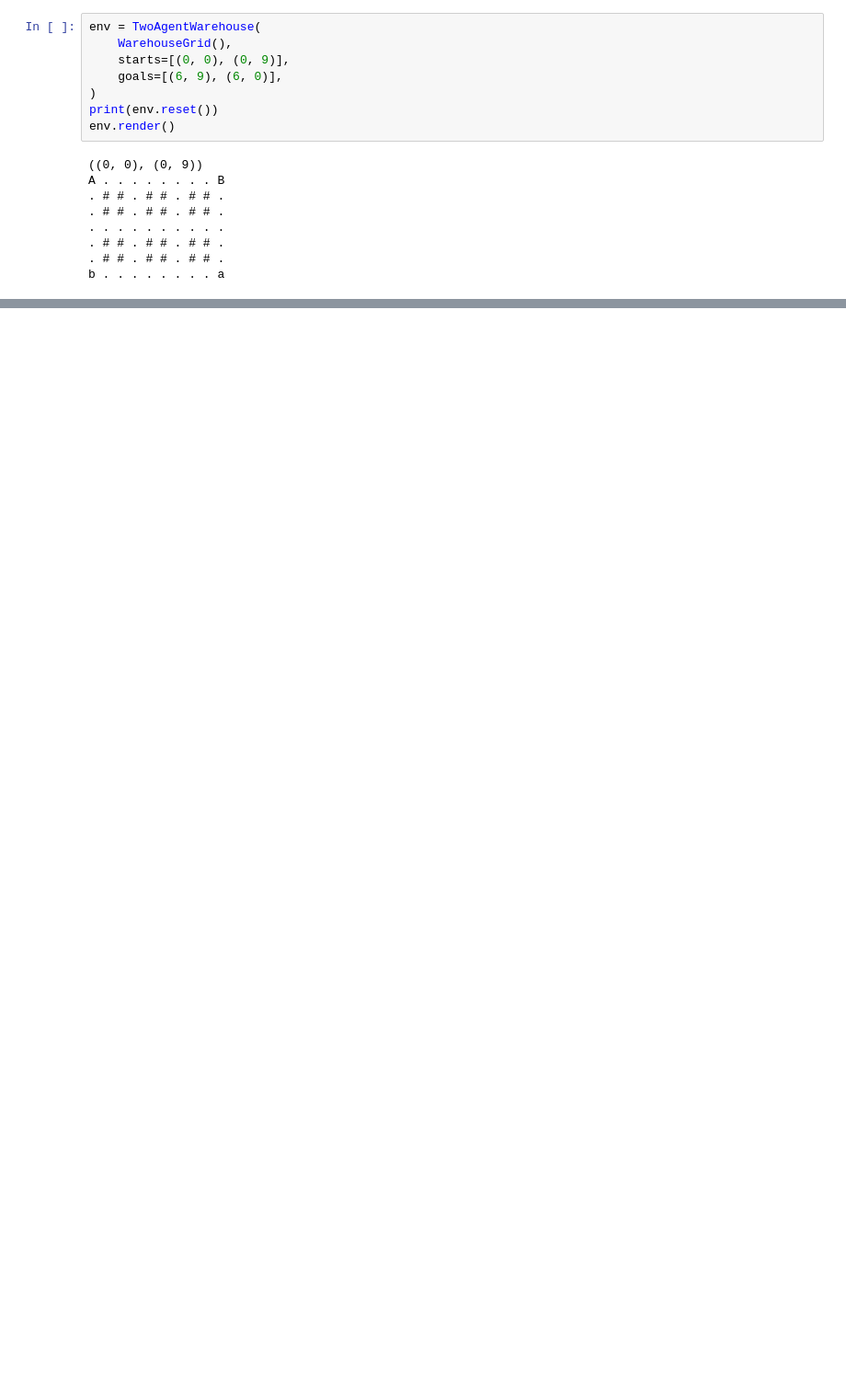
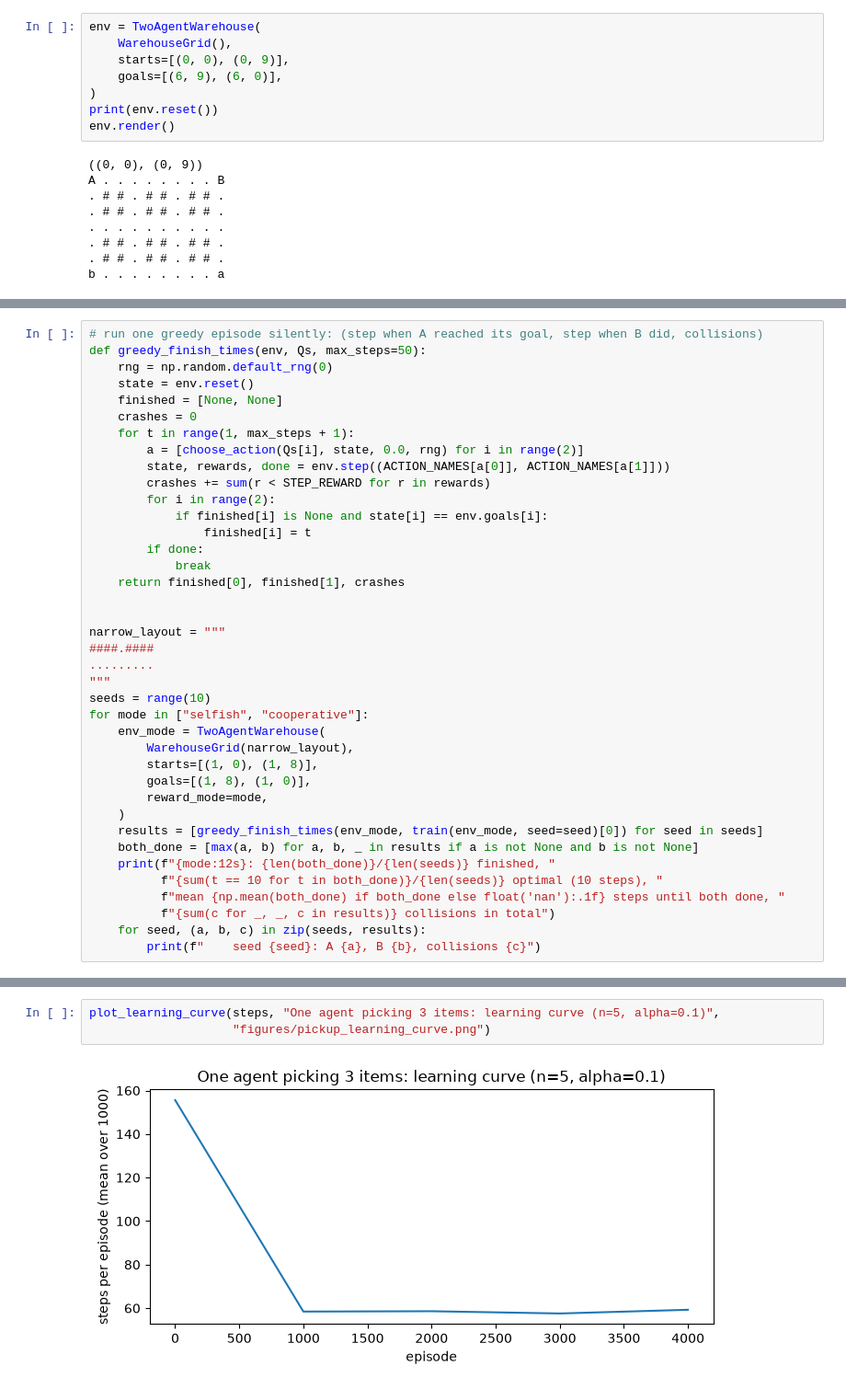
Before and after one commit to mjclaesson/reinforcement-learning, a Jupyter notebook: multi_agent_nstep.ipynb, the cells around one changed output, grey strips where cells are left out. Shown at 92% size. Cells and saved outputs as stored; diff of their text form; blank space fills up the shorter version.

```diff
--- a/multi_agent_nstep.ipynb
+++ b/multi_agent_nstep.ipynb
@@ -1196,0 +629,39 @@ plt.show()
+# %%
+# run one greedy episode silently: (step when A reached its goal, step when B did, collisions)
+def greedy_finish_times(env, Qs, max_steps=50):
+    rng = np.random.default_rng(0)
+    state = env.reset()
+    finished = [None, None]
+    crashes = 0
+    for t in range(1, max_steps + 1):
+        a = [choose_action(Qs[i], state, 0.0, rng) for i in range(2)]
+        state, rewards, done = env.step((ACTION_NAMES[a[0]], ACTION_NAMES[a[1]]))
+        crashes += sum(r < STEP_REWARD for r in rewards)
+        for i in range(2):
+            if finished[i] is None and state[i] == env.goals[i]:
+                finished[i] = t
+        if done:
+            break
+    return finished[0], finished[1], crashes
+
+
+narrow_layout = """
+####.####
+.........
+"""
+seeds = range(10)
+for mode in ["selfish", "cooperative"]:
+    env_mode = TwoAgentWarehouse(
+        WarehouseGrid(narrow_layout),
+        starts=[(1, 0), (1, 8)],
+        goals=[(1, 8), (1, 0)],
+        reward_mode=mode,
+    )
+    results = [greedy_finish_times(env_mode, train(env_mode, seed=seed)[0]) for seed in seeds]
+    both_done = [max(a, b) for a, b, _ in results if a is not None and b is not None]
+    print(f"{mode:12s}: {len(both_done)}/{len(seeds)} finished, "
+          f"{sum(t == 10 for t in both_done)}/{len(seeds)} optimal (10 steps), "
+          f"mean {np.mean(both_done) if both_done else float('nan'):.1f} steps until both done, "
+          f"{sum(c for _, _, c in results)} collisions in total")
+    for seed, (a, b, c) in zip(seeds, results):
+        print(f"    seed {seed}: A {a}, B {b}, collisions {c}")
@@ -1196,0 +921,5 @@ plt.show()
+# %%
+plot_learning_curve(steps, "One agent picking 3 items: learning curve (n=5, alpha=0.1)",
+                    "figures/pickup_learning_curve.png")
+# %% [output]
+[figure, added]
```
Also changed, not shown: parts of 82 cells of this notebook, 4 other files.
